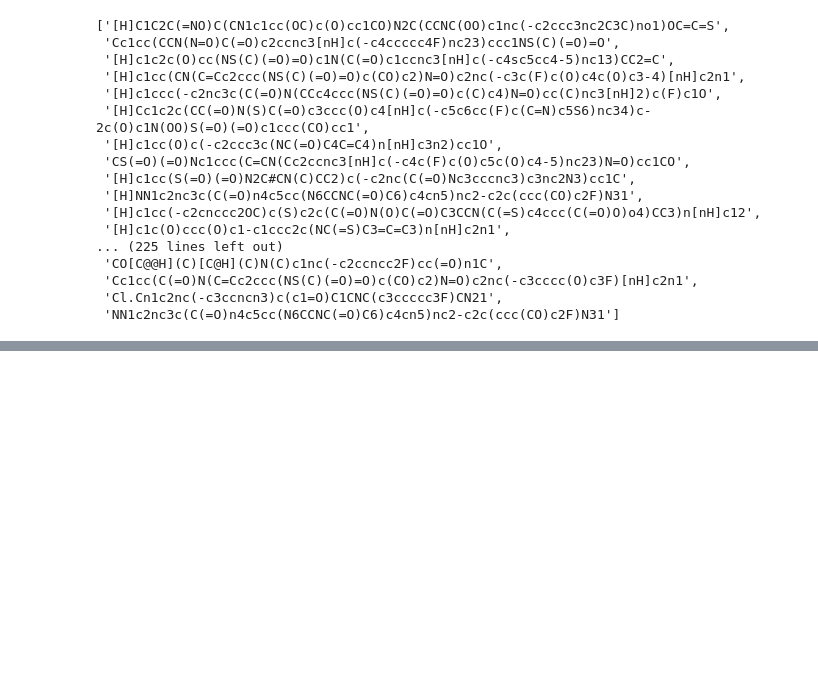
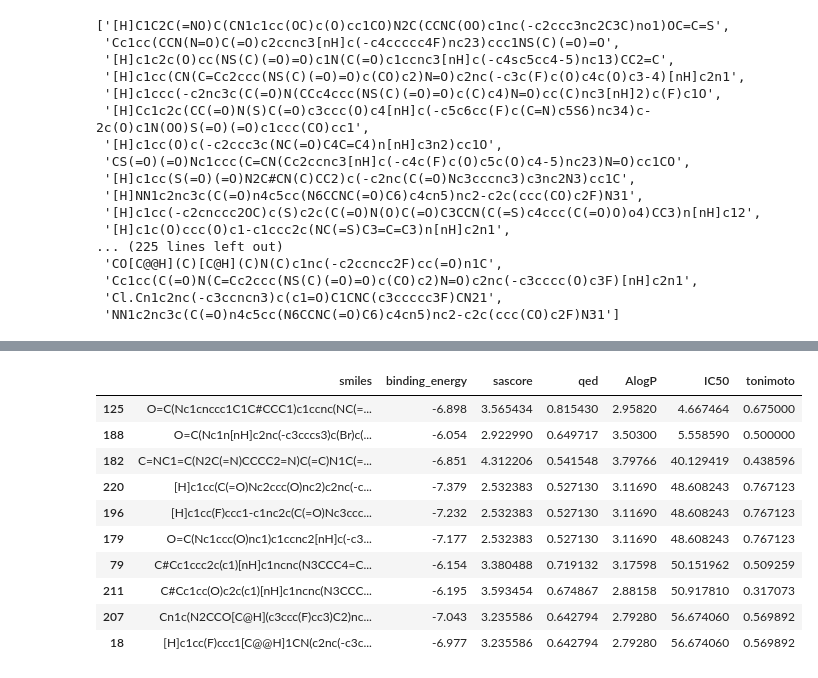
Before and after one commit to ozm-gg/DataCon2025_Zloveshaya_Shesterka, a Jupyter notebook: Estimate.ipynb, the cells around one changed output, grey strips where cells are left out. Saved outputs shown, nothing was run; the diff lists cells and outputs as text; code cells hidden in the pictures; blank space fills up the shorter version.

```diff
--- a/Estimate.ipynb
+++ b/Estimate.ipynb
@@ -312,7 +314,19 @@ for smiles in tqdm(smiles_list, desc='Processing molecules'):
 df = pd.DataFrame(results)
 filtered_df = filter_molecules(df).head(10)
 # %%
-filtered_df.head(20)
+filtered_df[['smiles','binding_energy','sascore','qed','AlogP', 'IC50', 'tonimoto']][0:10]
+# %% [output]
+|  | smiles | binding_energy | sascore | qed | AlogP | IC50 | tonimoto |
+| 125 | O=C(Nc1cnccc1C1C#CCC1)c1ccnc(NC(=... | -6.898 | 3.565434 | 0.815430 | 2.95820 | 4.667464 | 0.675000 |
+| 188 | O=C(Nc1n[nH]c2nc(-c3cccs3)c(Br)c(... | -6.054 | 2.922990 | 0.649717 | 3.50300 | 5.558590 | 0.500000 |
+| 182 | C=NC1=C(N2C(=N)CCCC2=N)C(=C)N1C(=... | -6.851 | 4.312206 | 0.541548 | 3.79766 | 40.129419 | 0.438596 |
+| 220 | [H]c1cc(C(=O)Nc2ccc(O)nc2)c2nc(-c... | -7.379 | 2.532383 | 0.527130 | 3.11690 | 48.608243 | 0.767123 |
+| 196 | [H]c1cc(F)ccc1-c1nc2c(C(=O)Nc3ccc... | -7.232 | 2.532383 | 0.527130 | 3.11690 | 48.608243 | 0.767123 |
+| 179 | O=C(Nc1ccc(O)nc1)c1ccnc2[nH]c(-c3... | -7.177 | 2.532383 | 0.527130 | 3.11690 | 48.608243 | 0.767123 |
+| 79 | C#Cc1ccc2c(c1)[nH]c1ncnc(N3CCC4=C... | -6.154 | 3.380488 | 0.719132 | 3.17598 | 50.151962 | 0.509259 |
+| 211 | C#Cc1cc(O)c2c(c1)[nH]c1ncnc(N3CCC... | -6.195 | 3.593454 | 0.674867 | 2.88158 | 50.917810 | 0.317073 |
+| 207 | Cn1c(N2CCO[C@H](c3ccc(F)cc3)C2)nc... | -7.043 | 3.235586 | 0.642794 | 2.79280 | 56.674060 | 0.569892 |
+| 18 | [H]c1cc(F)ccc1[C@@H]1CN(c2nc(-c3c... | -6.977 | 3.235586 | 0.642794 | 2.79280 | 56.674060 | 0.569892 |
 # %%
 filtered_df["smiles"].to_list()
 # %% [output]
```
Also changed, not shown: parts of 5 cells of this notebook.
